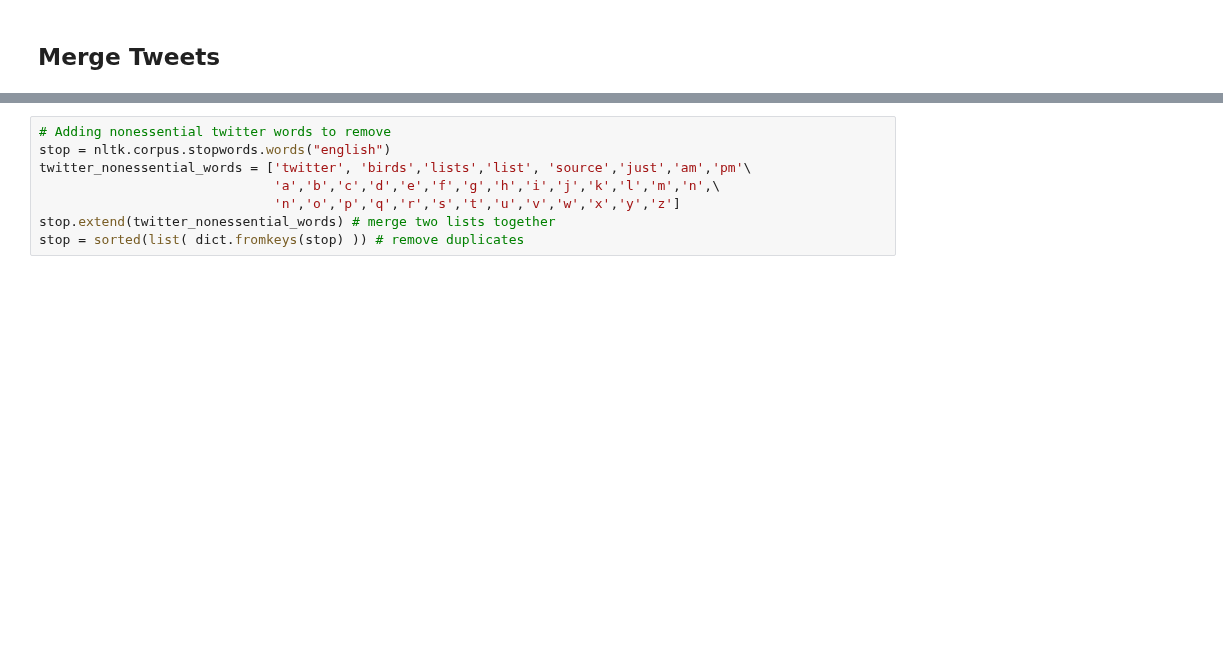
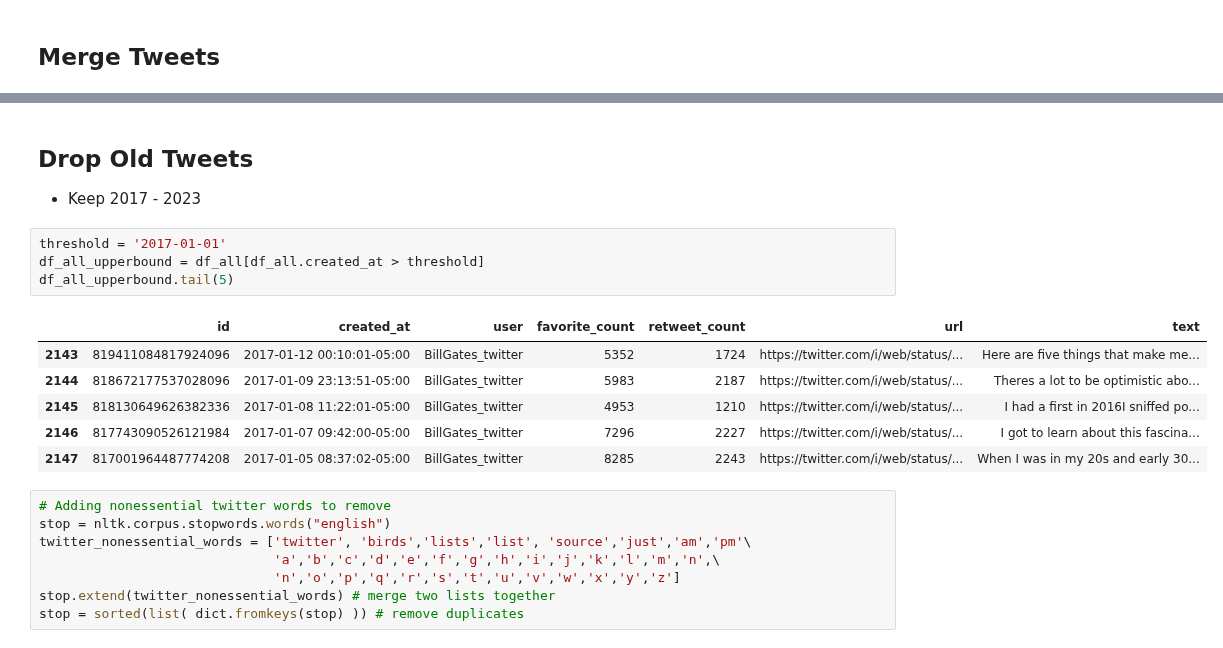
Before and after one commit to KeatonSpiller/Sentiment_Analysis, a Jupyter notebook: Stock_Market/notebooks/TwitterBot.ipynb, the cells around one changed output, grey strips where cells are left out. Drawn from its saved outputs; the diff is of its cells as text; blank space fills up the shorter version.

```diff
--- a/Stock_Market/notebooks/TwitterBot.ipynb
+++ b/Stock_Market/notebooks/TwitterBot.ipynb
@@ -168,6 +167,20 @@ DanZanger_twitter          2017-04-24 07:05:38-04:00
 techbudsolution_twitter    2017-04-30 12:25:18-04:00
 HindenburgRes_twitter      2017-07-31 13:54:11-04:00
 Name: created_at, dtype: object
+# %% [markdown]
+## Drop Old Tweets
+- Keep 2017 - 2023
+# %%
+threshold = '2017-01-01'
+df_all_upperbound = df_all[df_all.created_at > threshold]
+df_all_upperbound.tail(5)
+# %% [output]
+|  | id | created_at | user | favorite_count | retweet_count | url | text |
+| 2143 | 819411084817924096 | 2017-01-12 00:10:01-05:00 | BillGates_twitter | 5352 | 1724 | https://twitter.com/i/web/status/... | Here are five things that make me... |
+| 2144 | 818672177537028096 | 2017-01-09 23:13:51-05:00 | BillGates_twitter | 5983 | 2187 | https://twitter.com/i/web/status/... | Theres a lot to be optimistic abo... |
+| 2145 | 818130649626382336 | 2017-01-08 11:22:01-05:00 | BillGates_twitter | 4953 | 1210 | https://twitter.com/i/web/status/... | I had a first in 2016I sniffed po... |
+| 2146 | 817743090526121984 | 2017-01-07 09:42:00-05:00 | BillGates_twitter | 7296 | 2227 | https://twitter.com/i/web/status/... | I got to learn about this fascina... |
+| 2147 | 817001964487774208 | 2017-01-05 08:37:02-05:00 | BillGates_twitter | 8285 | 2243 | https://twitter.com/i/web/status/... | When I was in my 20s and early 30... |
 # %%
 # Adding nonessential twitter words to remove
 stop = nltk.corpus.stopwords.words("english")
```
Also changed, not shown: parts of 27 cells of this notebook, 1 other file.
